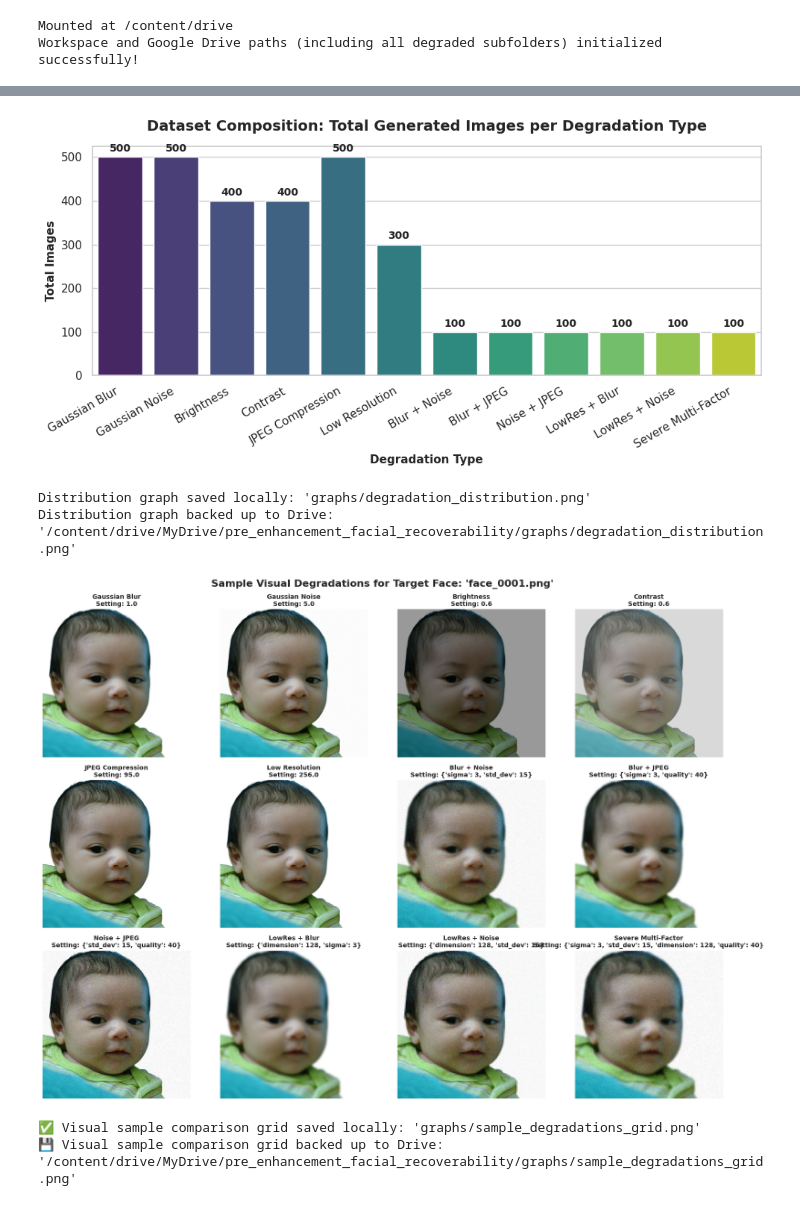
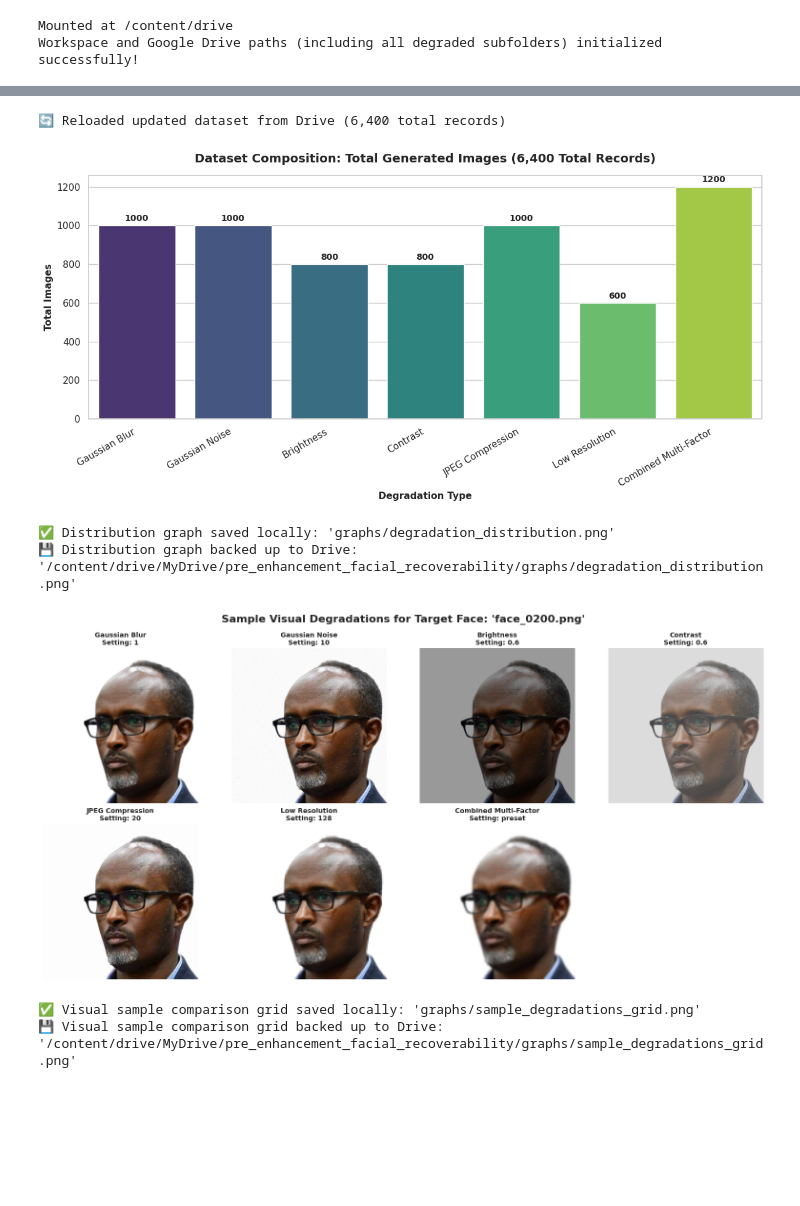
Before and after one commit to Sashanka2001/Facial_Image_Degradation_Generator_Colab, a Jupyter notebook: Google_Col_pre_enhancement_facial_recoverability.ipynb, the cells around one changed output, grey strips where cells are left out. Cells and saved outputs as stored; diff of their text form; code cells hidden in the pictures; blank space fills up the shorter version.

```diff
--- a/Google_Col_pre_enhancement_facial_recoverability.ipynb
+++ b/Google_Col_pre_enhancement_facial_recoverability.ipynb
@@ -620,26 +775,29 @@ import matplotlib.pyplot as plt
 import seaborn as sns
 
 # Define paths for local Colab storage and Google Drive backup
-LOCAL_METADATA_DIR = "dataset/metadata"
 LOCAL_GRAPHS_DIR = "graphs"
-
 DRIVE_PROJECT = "/content/drive/MyDrive/pre_enhancement_facial_recoverability"
 DRIVE_GRAPHS_DIR = os.path.join(DRIVE_PROJECT, "graphs")
+
+DRIVE_CSV_PATH = os.path.join(DRIVE_PROJECT, "dataset/metadata/metadata.csv")
+LOCAL_CSV_PATH = "dataset/metadata/metadata.csv"
 
 # Ensure directories exist locally and on Google Drive
 os.makedirs(LOCAL_GRAPHS_DIR, exist_ok=True)
 os.makedirs(DRIVE_GRAPHS_DIR, exist_ok=True)
 
-csv_path = os.path.join(LOCAL_METADATA_DIR, "metadata.csv")
-
-if 'df' not in locals() or df.empty:
-    if os.path.exists(csv_path):
-        df = pd.read_csv(csv_path)
-    else:
-        raise FileNotFoundError(f"Could not find '{csv_path}'. Please run the metadata saver script first.")
+# FORCE RELOAD metadata.csv directly from Drive to load merged batch counts
+if os.path.exists(DRIVE_CSV_PATH):
+    df = pd.read_csv(DRIVE_CSV_PATH) # <-- CHANGED: Force reloads merged CSV from Google Drive
+    print(f"🔄 Reloaded updated dataset from Drive ({len(df):,} total records)")
+elif os.path.exists(LOCAL_CSV_PATH):
+    df = pd.read_csv(LOCAL_CSV_PATH)
+    print(f"🔄 Reloaded dataset from local Colab ({len(df):,} total records)")
+else:
+    raise FileNotFoundError("Could not find metadata.csv. Please run the Metadata Saver script first.")
 
 # Graph 1: Total Image Count per Degradation Category
-plt.figure(figsize=(10, 5))
+plt.figure(figsize=(12, 6))
 sns.set_theme(style="whitegrid")
 
 ax = sns.countplot(
@@ -649,7 +807,7 @@ ax = sns.countplot(
     palette="viridis",
     legend=False
 )
-plt.title("Dataset Composition: Total Generated Images per Degradation Type", fontsize=14, fontweight='bold', pad=15)
+plt.title(f"Dataset Composition: Total Generated Images ({len(df):,} Total Records)", fontsize=14, fontweight='bold', pad=15)
 plt.xlabel("Degradation Type", fontsize=11, fontweight='bold')
 plt.ylabel("Total Images", fontsize=11, fontweight='bold')
 plt.xticks(rotation=30, ha="right")
@@ -674,49 +832,50 @@ plt.savefig(local_chart_path, dpi=300)
 plt.savefig(drive_chart_path, dpi=300)
 plt.show()  # Renders plot in Colab
 
-print(f"Distribution graph saved locally: '{local_chart_path}'")
-print(f"Distribution graph backed up to Drive: '{drive_chart_path}'")
+print(f"✅ Distribution graph saved locally: '{local_chart_path}'")
+print(f"💾 Distribution graph backed up to Drive: '{drive_chart_path}'")
 
-# Graph 2: Visual Comparison Grid of a Sample Face Across Degradation Types
-sample_face = df["original_filename"].iloc[0]
+# Graph 2: Visual Comparison Grid of the Latest Target Face
+sample_face = df["original_filename"].iloc[-1] # <-- CHANGED: Automatically selects the latest face in the dataset
 sample_df = df[df["original_filename"] == sample_face].drop_duplicates(subset=["degradation_type"])
 
 cols = 4
 rows = (len(sample_df) + cols - 1) // cols
 
 plt.figure(figsize=(16, 4 * rows))
 plt.suptitle(f"Sample Visual Degradations for Target Face: '{sample_face}'", fontsize=16, fontweight='bold', y=0.98)
 
 for idx, (_, row) in enumerate(sample_df.iterrows()):
     img_path = row["drive_path"]
     img = cv2.imread(img_path)
 
     if img is not None:
         img_rgb = cv2.cvtColor(img, cv2.COLOR_BGR2RGB)
         plt.subplot(rows, cols, idx + 1)
         plt.imshow(img_rgb)
         plt.title(f"{row['degradation_type']}\nSetting: {row['parameter_value']}", fontsize=10, fontweight='bold')
         plt.axis("off")
 
 plt.tight_layout()
 
 # Save Graph 2 locally and to Google Drive
 local_grid_path = os.path.join(LOCAL_GRAPHS_DIR, "sample_degradations_grid.png")
 drive_grid_path = os.path.join(DRIVE_GRAPHS_DIR, "sample_degradations_grid.png")
 
 plt.savefig(local_grid_path, dpi=300)
 plt.savefig(drive_grid_path, dpi=300)
 plt.show()  # Renders sample grid in Colab
 
 print(f"✅ Visual sample comparison grid saved locally: '{local_grid_path}'")
 print(f"💾 Visual sample comparison grid backed up to Drive: '{drive_grid_path}'")
 # %% [output]
+🔄 Reloaded updated dataset from Drive (6,400 total records)
-[figure, old version]
+[figure, new version]
-Distribution graph saved locally: 'graphs/degradation_distribution.png'
-Distribution graph backed up to Drive: '/content/drive/MyDrive/pre_enhancement_facial_recoverability/graphs/degradation_distribution.png'
+✅ Distribution graph saved locally: 'graphs/degradation_distribution.png'
+💾 Distribution graph backed up to Drive: '/content/drive/MyDrive/pre_enhancement_facial_recoverability/graphs/degradation_distribution.png'
-[figure, old version]
+[figure, new version]
-✅ Visual sample comparison grid saved locally: 'graphs/sample_degradations_grid.png'
-💾 Visual sample comparison grid backed up to Drive: '/content/drive/MyDrive/pre_enhancement_facial_recoverability/graphs/sample_degradations_grid.png'
+✅ Visual sample comparison grid saved locally: 'graphs/sample_degradations_grid.png'
+💾 Visual sample comparison grid backed up to Drive: '/content/drive/MyDrive/pre_enhancement_facial_recoverability/graphs/sample_degradations_grid.png'
 # %%
 # Check total image counts in Google Drive dataset folders
 import os
```
Also changed, not shown: parts of 15 cells of this notebook.
